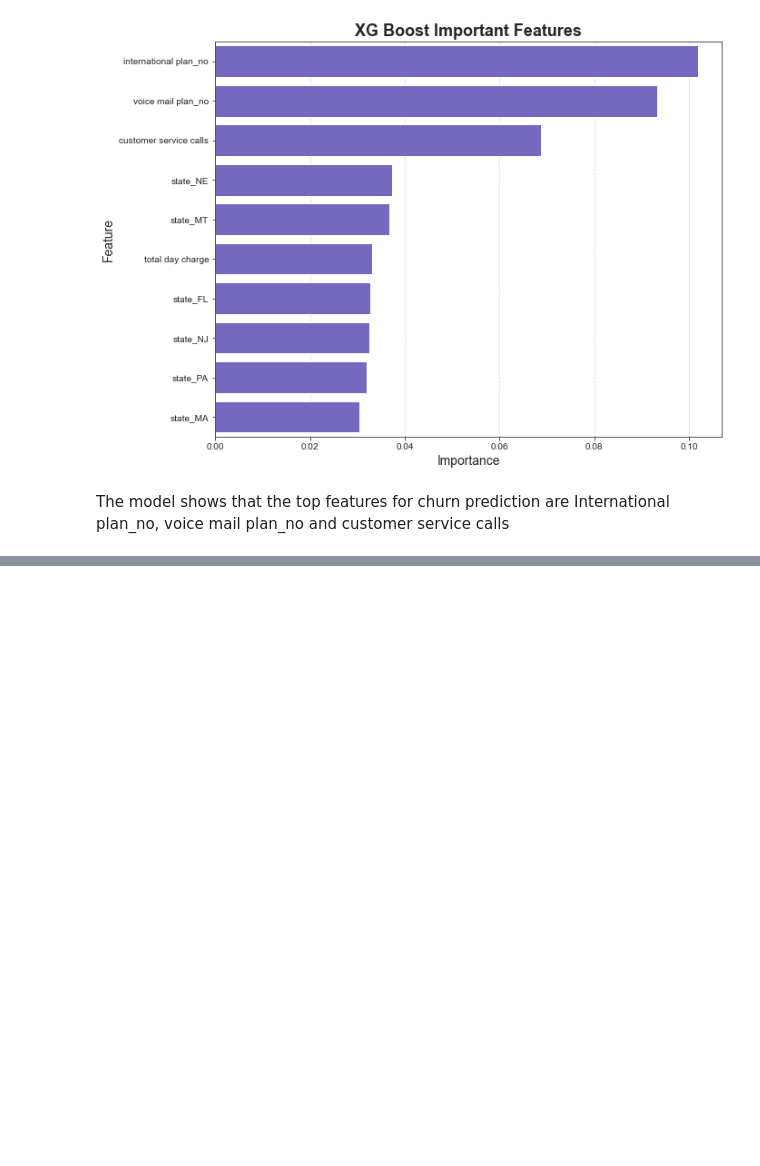
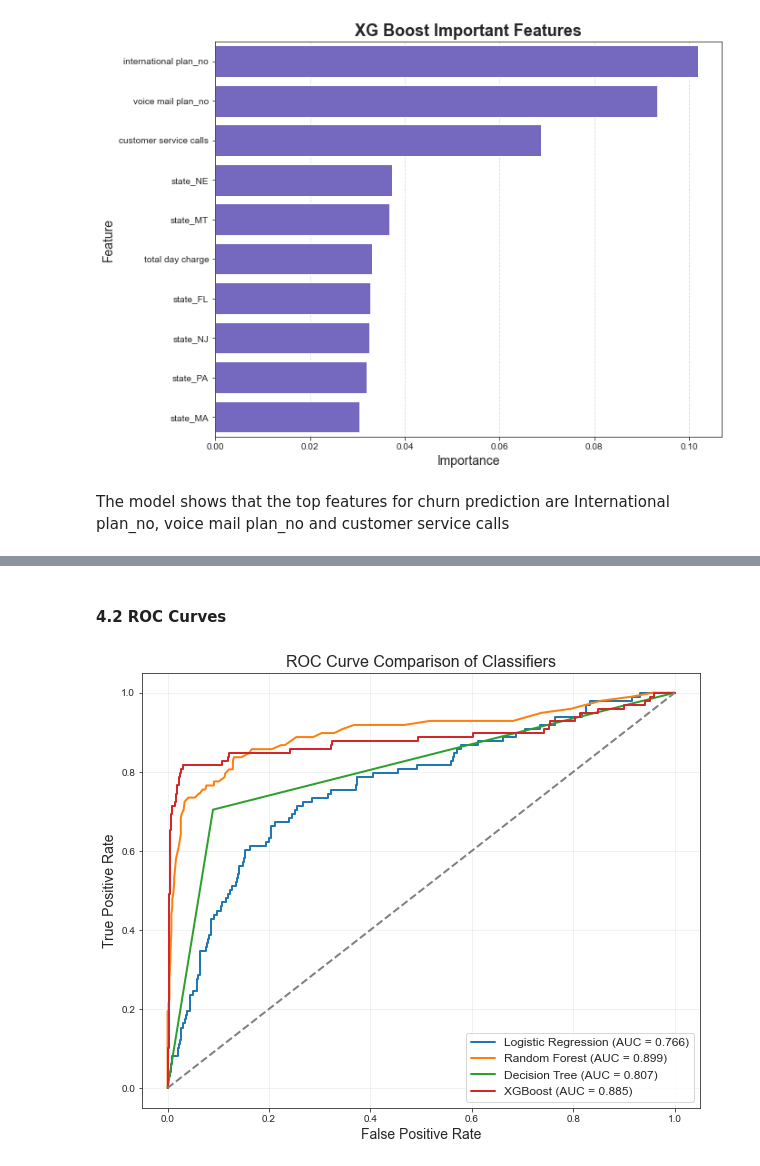
Before and after one commit to ANGI3MAINA/SyriaTel-Customer-Churn-Prediction, a Jupyter notebook: code.ipynb, the cells around one changed output, grey strips where cells are left out. Drawn from its saved outputs; the diff is of its cells as text; code cells hidden in the pictures; blank space fills up the shorter version.

Commit message:
Model Evaluation

```diff
--- a/code.ipynb
+++ b/code.ipynb
@@ -922,0 +975,51 @@ The model shows that the top features for churn prediction are International pla
+# %% [markdown]
+#### 4.2 ROC Curves
+# %%
+# Set a random seed for reproducibility
+np.random.seed(42)
+
+# Define a list of classifiers to evaluate
+classifiers = {
+    'Logistic Regression': LogisticRegression(),
+    'Random Forest': RandomForestClassifier(),
+    'Decision Tree': DecisionTreeClassifier(),
+    'XGBoost': XGBClassifier()
+}
+
+# Initialize an empty list to store the ROC curve metrics
+roc_data = []
+
+# Train each model and calculate the ROC curve metrics
+for name, classifier in classifiers.items():
+    model = classifier.fit(X_train_resampled,y_train_resampled )
+    y_proba = model.predict_proba(X_test)[:, 1]
+
+    fpr, tpr, _ = roc_curve(y_test, y_proba)
+    auc = roc_auc_score(y_test, y_proba)
+
+    # Append the metrics as a tuple
+    roc_data.append((name, fpr, tpr, auc))
+
+# Plot the ROC curves
+plt.figure(figsize=(10, 8))
+
+# Plot each ROC curve
+for name, fpr, tpr, auc in roc_data:
+    plt.plot(fpr, tpr, label=f"{name} (AUC = {auc:.3f})", linewidth=2)
+
+# Plot the diagonal line representing random guessing
+plt.plot([0, 1], [0, 1], color='grey', linestyle='--', linewidth=2)
+
+# Add labels, title, and legend
+plt.xlabel("False Positive Rate", fontsize=14)
+plt.ylabel("True Positive Rate", fontsize=14)
+plt.title("ROC Curve Comparison of Classifiers", fontsize=16)
+plt.legend(loc="lower right", fontsize=12)
+
+# Add a grid for better readability
+plt.grid(alpha=0.3)
+
+# Show the plot
+plt.show()
+# %% [output]
+[figure, added]
```
Also changed, not shown: parts of 47 cells of this notebook.
